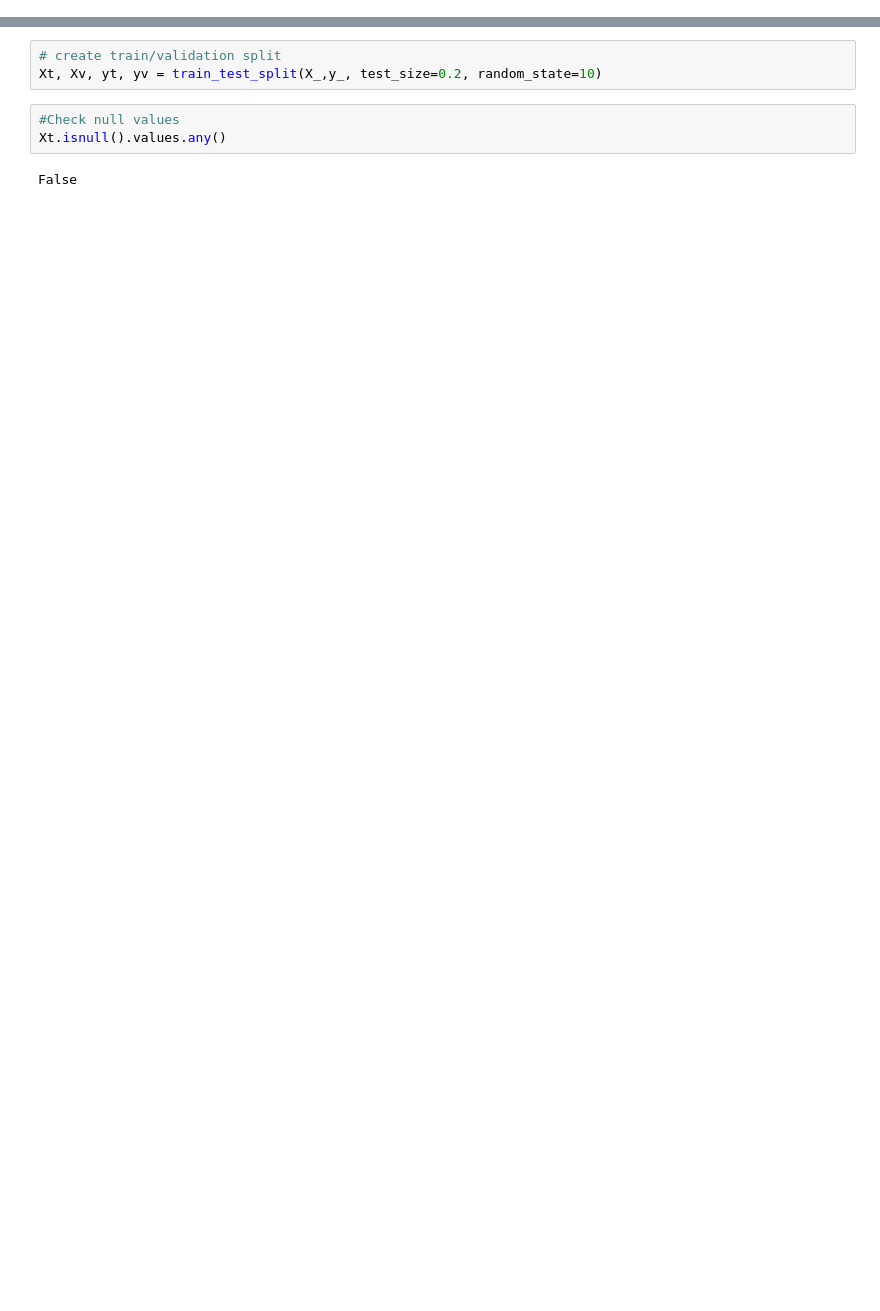
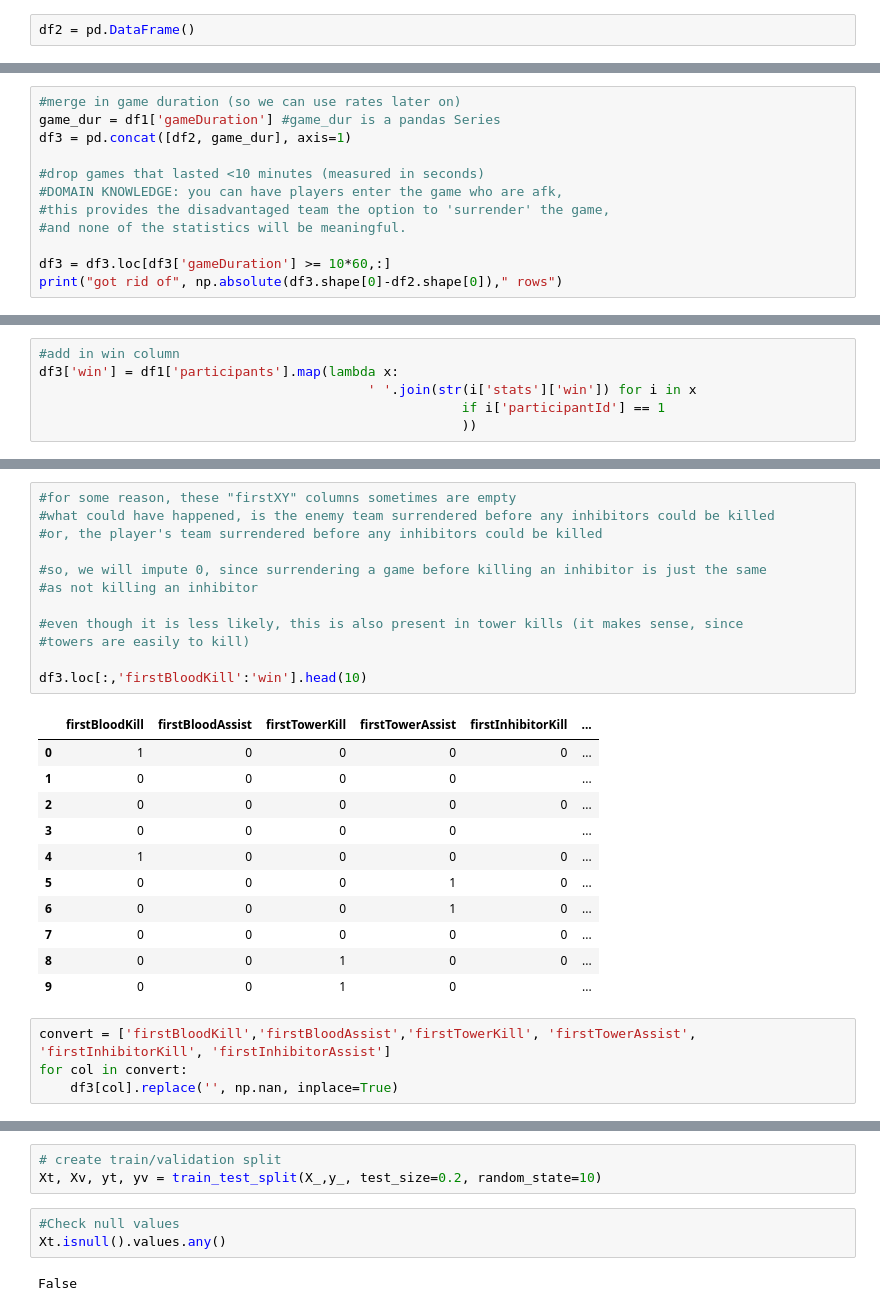
Before and after one commit to yi-ye-zhi-qiu/liam.gg, a Jupyter notebook: analysis.ipynb, the cells around one changed output, grey strips where cells are left out. Cells and saved outputs as stored; diff of their text form; blank space fills up the shorter version.

```diff
--- a/analysis.ipynb
+++ b/analysis.ipynb
@@ -364,0 +110,2 @@ X_.columns = feature_names
+# %%
+df2 = pd.DataFrame()
@@ -364,0 +162,12 @@ X_.columns = feature_names
+# %%
+#merge in game duration (so we can use rates later on)
+game_dur = df1['gameDuration'] #game_dur is a pandas Series
+df3 = pd.concat([df2, game_dur], axis=1)
+
+#drop games that lasted <10 minutes (measured in seconds)
+#DOMAIN KNOWLEDGE: you can have players enter the game who are afk,
+#this provides the disadvantaged team the option to 'surrender' the game,
+#and none of the statistics will be meaningful.
+
+df3 = df3.loc[df3['gameDuration'] >= 10*60,:]
+print("got rid of", np.absolute(df3.shape[0]-df2.shape[0])," rows")
@@ -364,0 +176,6 @@ X_.columns = feature_names
+# %%
+#add in win column
+df3['win'] = df1['participants'].map(lambda x:
+                                          ' '.join(str(i['stats']['win']) for i in x
+                                                      if i['participantId'] == 1
+                                                      ))
@@ -364,0 +194,28 @@ X_.columns = feature_names
+# %%
+#for some reason, these "firstXY" columns sometimes are empty
+#what could have happened, is the enemy team surrendered before any inhibitors could be killed
+#or, the player's team surrendered before any inhibitors could be killed
+
+#so, we will impute 0, since surrendering a game before killing an inhibitor is just the same
+#as not killing an inhibitor
+
+#even though it is less likely, this is also present in tower kills (it makes sense, since
+#towers are easily to kill)
+
+df3.loc[:,'firstBloodKill':'win'].head(10)
+# %% [output]
+|  | firstBloodKill | firstBloodAssist | firstTowerKill | firstTowerAssist | firstInhibitorKill | ... |
+| 0 | 1 | 0 | 0 | 0 | 0 | ... |
+| 1 | 0 | 0 | 0 | 0 |  | ... |
+| 2 | 0 | 0 | 0 | 0 | 0 | ... |
+| 3 | 0 | 0 | 0 | 0 |  | ... |
+| 4 | 1 | 0 | 0 | 0 | 0 | ... |
+| 5 | 0 | 0 | 0 | 1 | 0 | ... |
+| 6 | 0 | 0 | 0 | 1 | 0 | ... |
+| 7 | 0 | 0 | 0 | 0 | 0 | ... |
+| 8 | 0 | 0 | 1 | 0 | 0 | ... |
+| 9 | 0 | 0 | 1 | 0 |  | ... |
+# %%
+convert = ['firstBloodKill','firstBloodAssist','firstTowerKill', 'firstTowerAssist', 'firstInhibitorKill', 'firstInhibitorAssist']
+for col in convert:
+    df3[col].replace('', np.nan, inplace=True)
```
Also changed, not shown: parts of 88 cells of this notebook, 3 other files.
